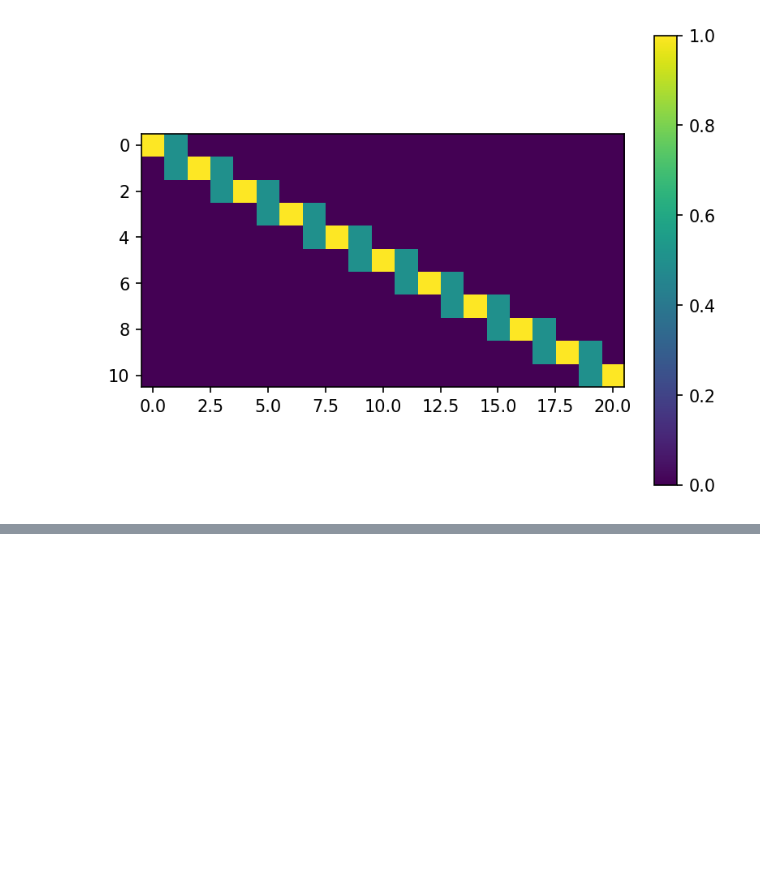
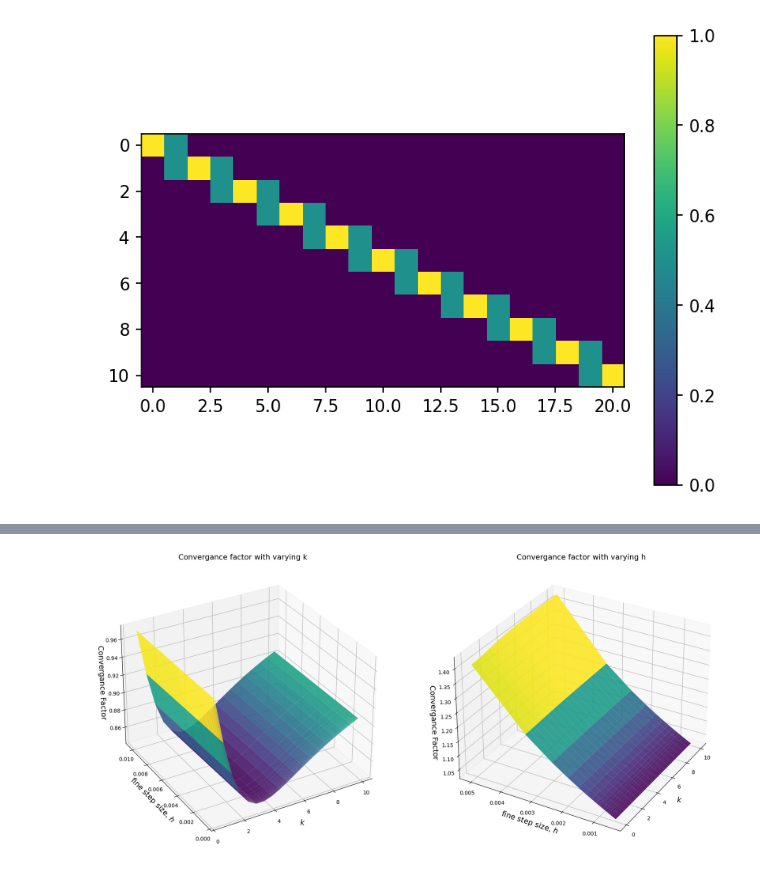
Before and after one commit to jabelieu/nmfde_class, a Jupyter notebook: hw2_jab.ipynb, the cells around one changed output, grey strips where cells are left out. Saved outputs shown, nothing was run; the diff lists cells and outputs as text; code cells hidden in the pictures; blank space fills up the shorter version.

```diff
--- a/hw2_jab.ipynb
+++ b/hw2_jab.ipynb
@@ -1940,0 +1936,82 @@ ValueError: matmul: Input operand 1 has a mismatch in its core dimension 0, with
+# %%
+"""
+Name: convergance factor with varying k and h
+Purpose: calculate and visualize the convergance factor for several k and h
+Author: Joshua Belieu | Fletch
+Date written: 2025-10-15
+Last modified: 2025-10-16
+Inputs:
+- n_points : int. number of data points for k_list and n_coarse_list.
+- k_list : list. ks to consider.
+- n_coarse_list : list. n_coarses to consider.
+Outputs:
+- plot. canvas. a 1x2 plot of 3d surfaces visualizing how the convergance factor
+vaires wrt k and h when employing the multigrid scheme
+Dependencies:
+- build_interpolation_matrix, derivative_1d_stencil, two_cycle_vgrid, numpy,
+matplotlib
+"""
+
+n_points = 20
+k_list = np.linspace ( 0 , 10 , n_points )
+n_coarse_list = np.linspace (5e1,1e3,n_points,dtype=int)
+error_list = []
+n_fine_list = 2 * n_coarse_list - 1
+h_list = 1/(n_fine_list-1)
+
+for i,h in enumerate(h_list) :
+    for k in k_list :
+        n_fine = n_fine_list [i]
+        n_coarse = n_coarse_list[i]
+
+        x = np.linspace(0, 1, n_fine)
+        u_star = np.sin(np.pi * x)
+        fh = (-np.pi**2 + k ** 2) * u_star
+        Ah = -derivative_1d_stencil(n=n_fine, offsets=[-1,0,1], order=2, h=1/(n_fine-1))+np.diag ( k**2* np.ones(n_fine))
+
+        interp_mat = build_interpolation_matrix(n_coarse)
+        restric_mat = 0.5 * interp_mat.T
+
+        u_sol = two_cycle_vgrid(
+            Ah=Ah,fh=fh,interpolation_matrix=interp_mat,restriction_matrix=restric_mat,
+            nu1=3,nu2=3,w=0.9,cheeky_solve=True)
+# plt.plot(x,u_sol,label='Multigrid')
+# plt.plot(x,u_star,label='True')
+# plt.legend()
+        error = np.linalg.norm ( u_sol - u_star )
+
+        error_list.append ( np.linalg.norm ( u_sol - u_star ) )
+error_array = np.array(error_list).reshape(len(h_list), len(k_list))
+
+convergance_factor_wrt_k = error_array[:, 1:] / error_array[:, :-1]
+convergance_factor_wrt_h = error_array[1:, :] / error_array[:-1, :]
+
+K_k, H_k = np.meshgrid(k_list[1:], h_list)
+K_h, H_h = np.meshgrid(k_list, h_list[1:])
+
+fig = plt.figure(figsize=(18, 8))
+
+ax1 = fig.add_subplot(121, projection='3d')
+surf1 = ax1.plot_surface(K_k, H_k, convergance_factor_wrt_k,
+                         cmap=cm.viridis, edgecolor='none', alpha=0.9)
+ax1.set_xlabel(r"$k$",fontsize=14)
+ax1.set_ylabel(r"fine step size, $h$",fontsize=14)
+ax1.set_zlabel("Convergance Factor",fontsize=14)
+ax1.set_title ( 'Convergance factor with varying k',fontsize=14 )
+ax1.view_init(elev=30, azim=240)
+# fig.colorbar(surf1, ax=ax1, shrink=0.6, aspect=10, label='Convergence factor')
+
+ax2 = fig.add_subplot(122, projection='3d')
+surf2 = ax2.plot_surface(K_h, H_h, convergance_factor_wrt_h,
+                         cmap=cm.viridis, edgecolor='none', alpha=0.9)
+ax2.set_xlabel(r"$k$",fontsize=14)
+ax2.set_ylabel(r"fine step size, $h$",fontsize=14)
+ax2.set_zlabel("Convergance Factor",fontsize=14)
+ax2.set_title ( 'Convergance factor with varying h',fontsize=14 )
+ax2.view_init(elev=30, azim=210)
+# fig.colorbar(surf2, ax=ax2, shrink=0.6, aspect=10, label='Convergence factor')
+
+
+plt.tight_layout()
+# %% [output]
+[figure, added]
```
Also changed, not shown: parts of 5 cells of this notebook, 4 other files.
